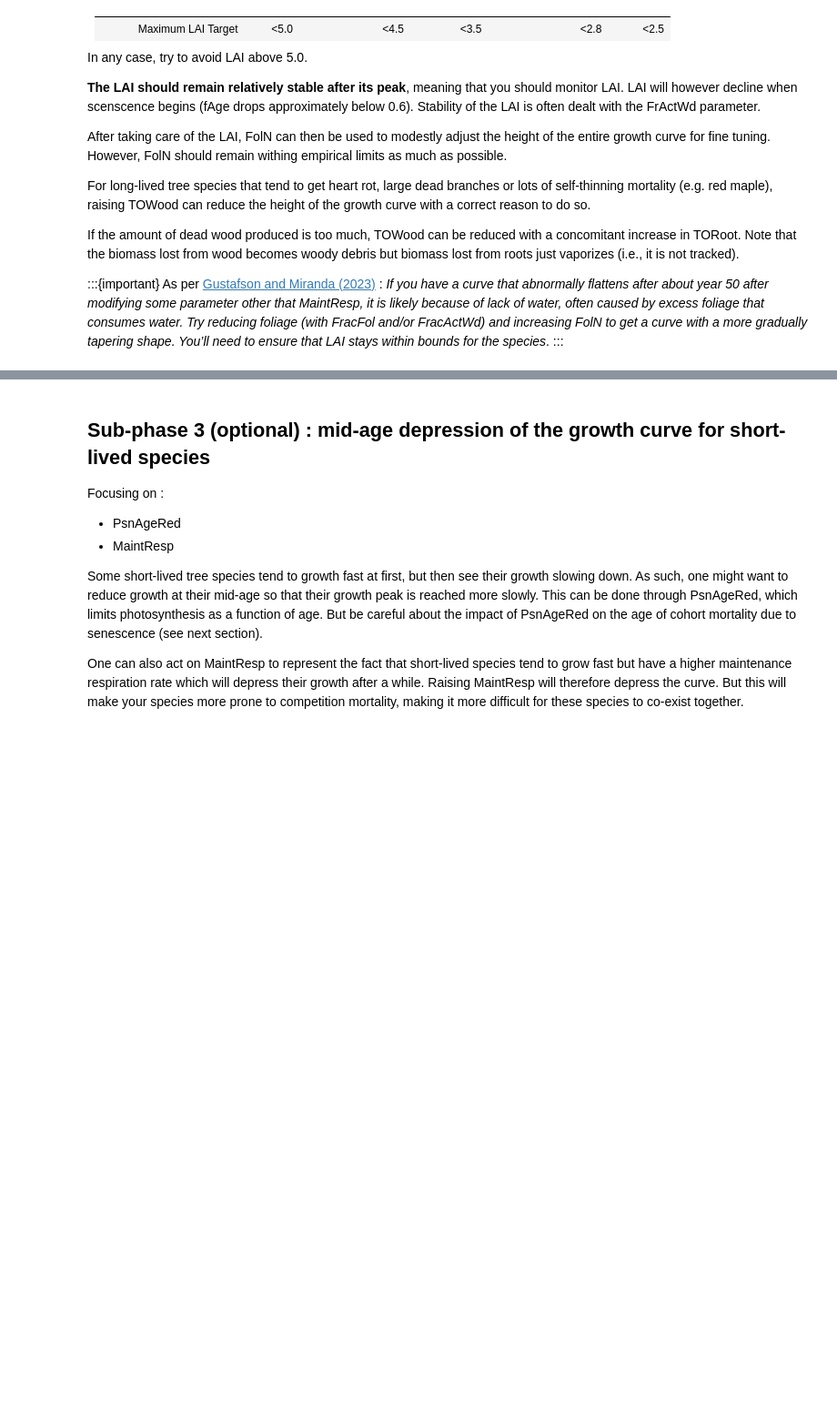
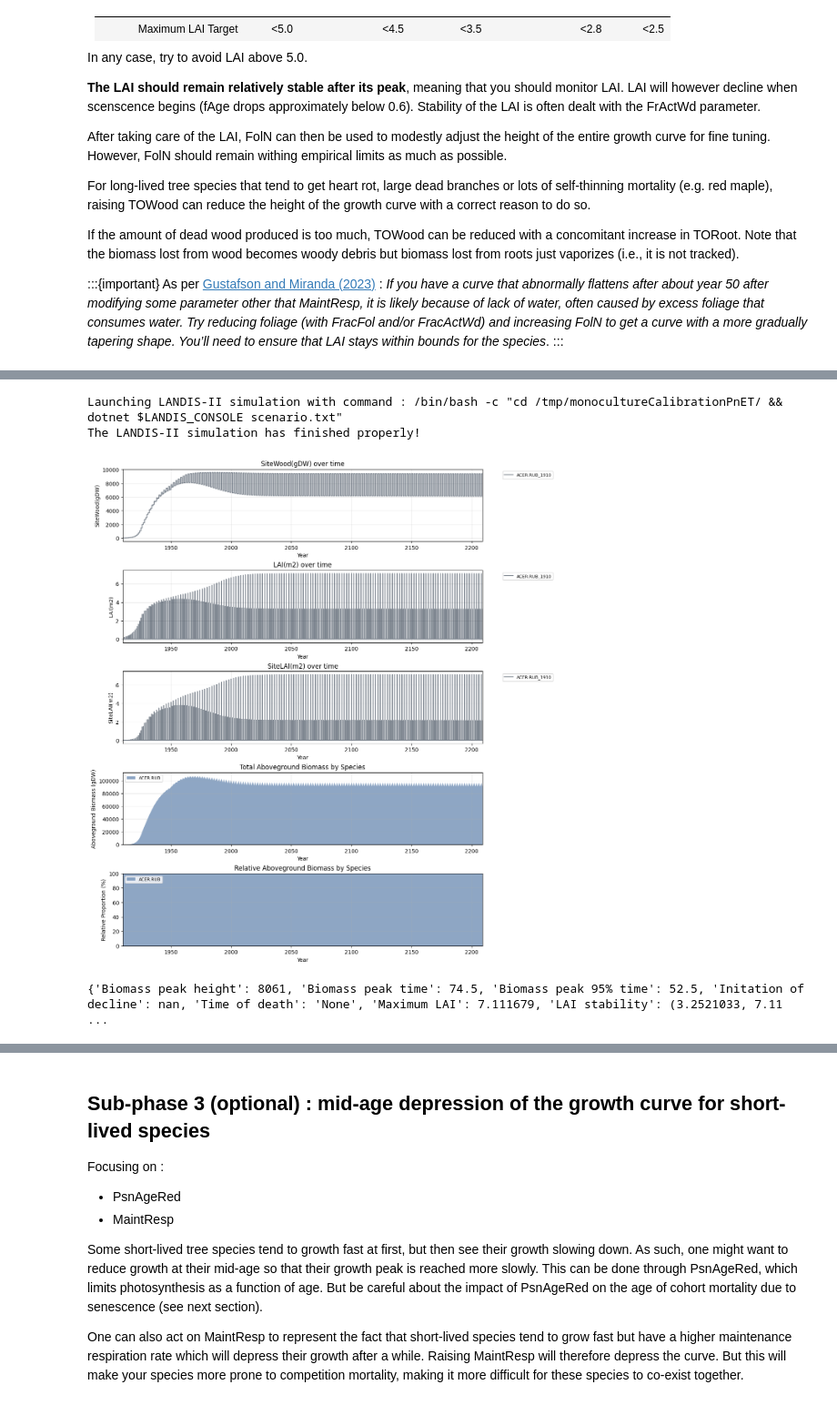
Before and after one commit to Klemet/Calibration_PnET_DIVERSE, a Jupyter notebook: calibrationJupyterBook/StartingCalibrationTest/6.Monoculture_ideal_conditions.ipynb, the cells around one changed output, grey strips where cells are left out. Shown at 91% size. Cells and saved outputs as stored; diff of their text form; code cells hidden in the pictures; blank space fills up the shorter version.

Commit message:
First version of calibration step v1.2 that seem to work correctly

```diff
--- a/calibrationJupyterBook/StartingCalibrationTest/6.Monoculture_ideal_conditions.ipynb
+++ b/calibrationJupyterBook/StartingCalibrationTest/6.Monoculture_ideal_conditions.ipynb
@@ -1605,0 +2166,46 @@ The LANDIS-II simulation has finished properly!
+# %%
+from functionsForCalibration import *
+
+species = "ACER.RUB"
+
+core = json.load(open('./SpeciesParametersSets/Calibrated_SubSubPhase1.1.3/initialCoreSpeciesParameters.json'))
+pnet_s = json.load(open('./SpeciesParametersSets/Calibrated_SubSubPhase1.1.3/initialPnETSpeciesParameters.json'))
+gen = json.load(open('./SpeciesParametersSets/Calibrated_SubSubPhase1.1.3/InitialGenericParameters.json'))
+
+# Testing alt FolN and TOWood
+# pnet_s["PnETSpeciesParameters"][species]["FolN"] = "2.7"
+# pnet_s["PnETSpeciesParameters"][species]["TOWood"] = "0.1"
+# pnet_s["PnETSpeciesParameters"][species]["MaxFracFol"] = "0.22"
+# pnet_s["PnETSpeciesParameters"][species]["FracFolShape"] = "23"
+
+
+# PUTTING US IN THE HOLE
+core = {'LandisData': 'Species', 'ACER.RUB': {'Longevity': '999', 'Sexual Maturity': '5', 'Seed Dispersal Distance - Effective': '100', 'Seed Dispersal Distance - Maximum': '200', 'Vegetative Reproduction Probability': '0.75', 'Sprout Age - Min': '0', 'Sprout Age - Max': '150', 'Post Fire Regen': 'none'}}
+pnet_s = {'LandisData': 'PnETSpeciesParameters', 'PnETSpeciesParameters': {'ACER.RUB': {'FolN': 2.3383359374999997, 'SLWmax': 73.0, 'TOFol': '1', 'TORoot': 0.07408160097926748, 'TOWood': 0.09175970656294027, 'HalfSat': '181', 'H1': '-2', 'H2': '2', 'H3': '145', 'H4': '145', 'LeafOnMinT': '2.4', 'PsnTMin': '1.75', 'PsnTOpt': '25.5', 'k': '0.58', 'EstMoist': '1', 'EstRad': '0.928', 'FracFol': 0.015345069122314453, 'FrActWd': 2.2e-05, 'SLWDel': '0.2', 'AmaxA': '-46', 'AmaxB': '71.9', 'KWdLit': '0.075', 'CFracBiomass': '0.45', 'MaxFracFol': 0.07400000000000001, 'FracFolShape': 6.0}}}
+gen = {'LandisData': 'PnETGenericParameters', 'PnETGenericParameters': 'Value', 'MaintResp': '0.012', 'InitialNSC': '7', 'FracBelowG': '0.35', 'PsnAgeRed': '5', 'DNSC': '0.05', 'DVPD1': '0.05', 'DVPD2': '2', 'BFolResp': '0.1', 'Q10': '2', 'FolLignin': '0.2', 'PARunits': 'umol', 'PrecipEvents': '11', 'PrecipEventsWithReplacement': 'True', 'ETExtCoeff': '0.65', 'RETCropCoeff': '0.30', 'PreventEstablishment': 'True', 'Wythers': 'True', 'DTEMP': 'True', 'MaxPest': '1.0', 'AmaxFrac': '0.75', 'LayerThreshRatio': '0.67'}
+
+pnet_s["PnETSpeciesParameters"][species]["FracFol"] = "0.013345069122314452"
+# pnet_s["PnETSpeciesParameters"][species]["FracFolShape"] = "12"
+
+
+# Until we're marking the scenescense phase, we're letting the cohorts live very
+# long to isolate the effect of fAge
+core[species]["Longevity"] = "999"
+
+#target_peak_time = 49.986034
+
+print(calibrationSimulationMonoculturemanawan(
+        duration=300,
+        climate="mild",
+        soil="SILO",
+        speciesToSimulate="ACER.RUB",
+        dictOfInitialCoreSpeciesParameters=core,
+        dictOfInitialPnETSpeciesParameters=pnet_s,
+        dictOfInitialPnETGenericParameters=gen,
+        plotResults = True
+    ))
+# %% [output]
+Launching LANDIS-II simulation with command : /bin/bash -c "cd /tmp/monocultureCalibrationPnET/ && dotnet $LANDIS_CONSOLE scenario.txt"
+The LANDIS-II simulation has finished properly!
+[figure, added]
+{'Biomass peak height': 8061, 'Biomass peak time': 74.5, 'Biomass peak 95% time': 52.5, 'Initation of decline': nan, 'Time of death': 'None', 'Maximum LAI': 7.111679, 'LAI stability': (3.2521033, 7.11 ...
```
Also changed, not shown: parts of 8 cells of this notebook, 10 other files.
